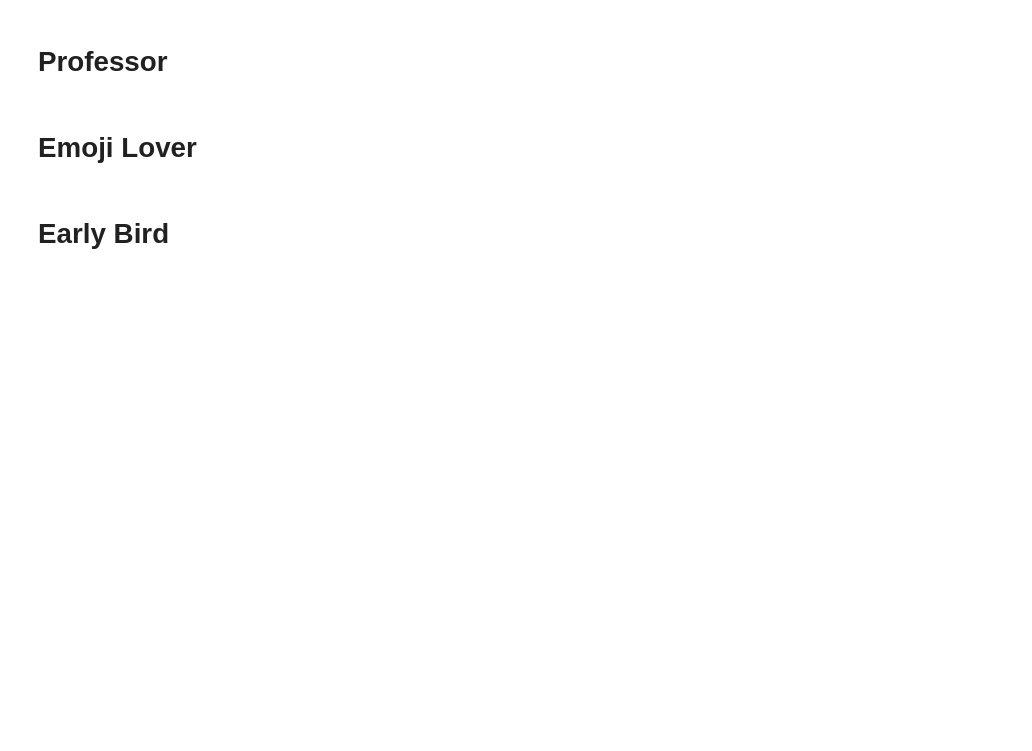
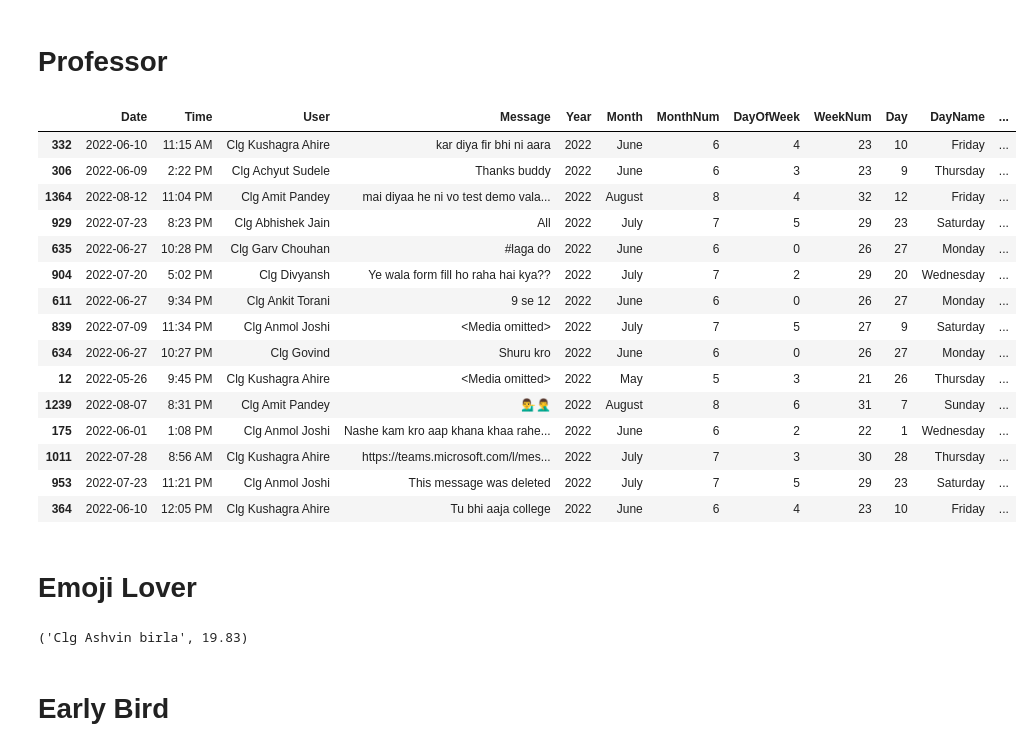
Before and after one commit to Als1510/WhatsAppChatAnalyser, a Jupyter notebook: Analysis.ipynb, the cells around one changed output. Drawn from its saved outputs; the diff is of its cells as text; code cells hidden in the pictures; blank space fills up the shorter version.

```diff
--- a/Analysis.ipynb
+++ b/Analysis.ipynb
@@ -244,4 +244,23 @@ Woh ll tha || nahi
 # %% [markdown]
 # Professor
+# %%
+df.sample(15)
+# %% [output]
+|  | Date | Time | User | Message | Year | Month | MonthNum | DayOfWeek | WeekNum | Day | DayName | ... |
+| 332 | 2022-06-10 | 11:15 AM | Clg Kushagra Ahire | kar diya fir bhi ni aara | 2022 | June | 6 | 4 | 23 | 10 | Friday | ... |
+| 306 | 2022-06-09 | 2:22 PM | Clg Achyut Sudele | Thanks buddy | 2022 | June | 6 | 3 | 23 | 9 | Thursday | ... |
+| 1364 | 2022-08-12 | 11:04 PM | Clg Amit Pandey | mai diyaa he ni vo test demo vala... | 2022 | August | 8 | 4 | 32 | 12 | Friday | ... |
+| 929 | 2022-07-23 | 8:23 PM | Clg Abhishek Jain | All | 2022 | July | 7 | 5 | 29 | 23 | Saturday | ... |
+| 635 | 2022-06-27 | 10:28 PM | Clg Garv Chouhan | #laga do | 2022 | June | 6 | 0 | 26 | 27 | Monday | ... |
+| 904 | 2022-07-20 | 5:02 PM | Clg Divyansh | Ye wala form fill ho raha hai kya?? | 2022 | July | 7 | 2 | 29 | 20 | Wednesday | ... |
+| 611 | 2022-06-27 | 9:34 PM | Clg Ankit Torani | 9 se 12 | 2022 | June | 6 | 0 | 26 | 27 | Monday | ... |
+| 839 | 2022-07-09 | 11:34 PM | Clg Anmol Joshi | <Media omitted> | 2022 | July | 7 | 5 | 27 | 9 | Saturday | ... |
+| 634 | 2022-06-27 | 10:27 PM | Clg Govind | Shuru kro | 2022 | June | 6 | 0 | 26 | 27 | Monday | ... |
+| 12 | 2022-05-26 | 9:45 PM | Clg Kushagra Ahire | <Media omitted> | 2022 | May | 5 | 3 | 21 | 26 | Thursday | ... |
+| 1239 | 2022-08-07 | 8:31 PM | Clg Amit Pandey | 💁‍♂️🤦‍♂️ | 2022 | August | 8 | 6 | 31 | 7 | Sunday | ... |
+| 175 | 2022-06-01 | 1:08 PM | Clg Anmol Joshi | Nashe kam kro aap khana khaa rahe... | 2022 | June | 6 | 2 | 22 | 1 | Wednesday | ... |
+| 1011 | 2022-07-28 | 8:56 AM | Clg Kushagra Ahire | https://teams.microsoft.com/l/mes... | 2022 | July | 7 | 3 | 30 | 28 | Thursday | ... |
+| 953 | 2022-07-23 | 11:21 PM | Clg Anmol Joshi | This message was deleted | 2022 | July | 7 | 5 | 29 | 23 | Saturday | ... |
+| 364 | 2022-06-10 | 12:05 PM | Clg Kushagra Ahire | Tu bhi aaja college | 2022 | June | 6 | 4 | 23 | 10 | Friday | ... |
 # %% [markdown]
 # Emoji Lover
@@ -248,2 +284,6 @@ Woh ll tha || nahi
+# %%
+emojized_user(df)
+# %% [output]
+('Clg Ashvin birla', 19.83)
 # %% [markdown]
 # Early Bird
```
Also changed, not shown: parts of 22 cells of this notebook, 6 other files.
